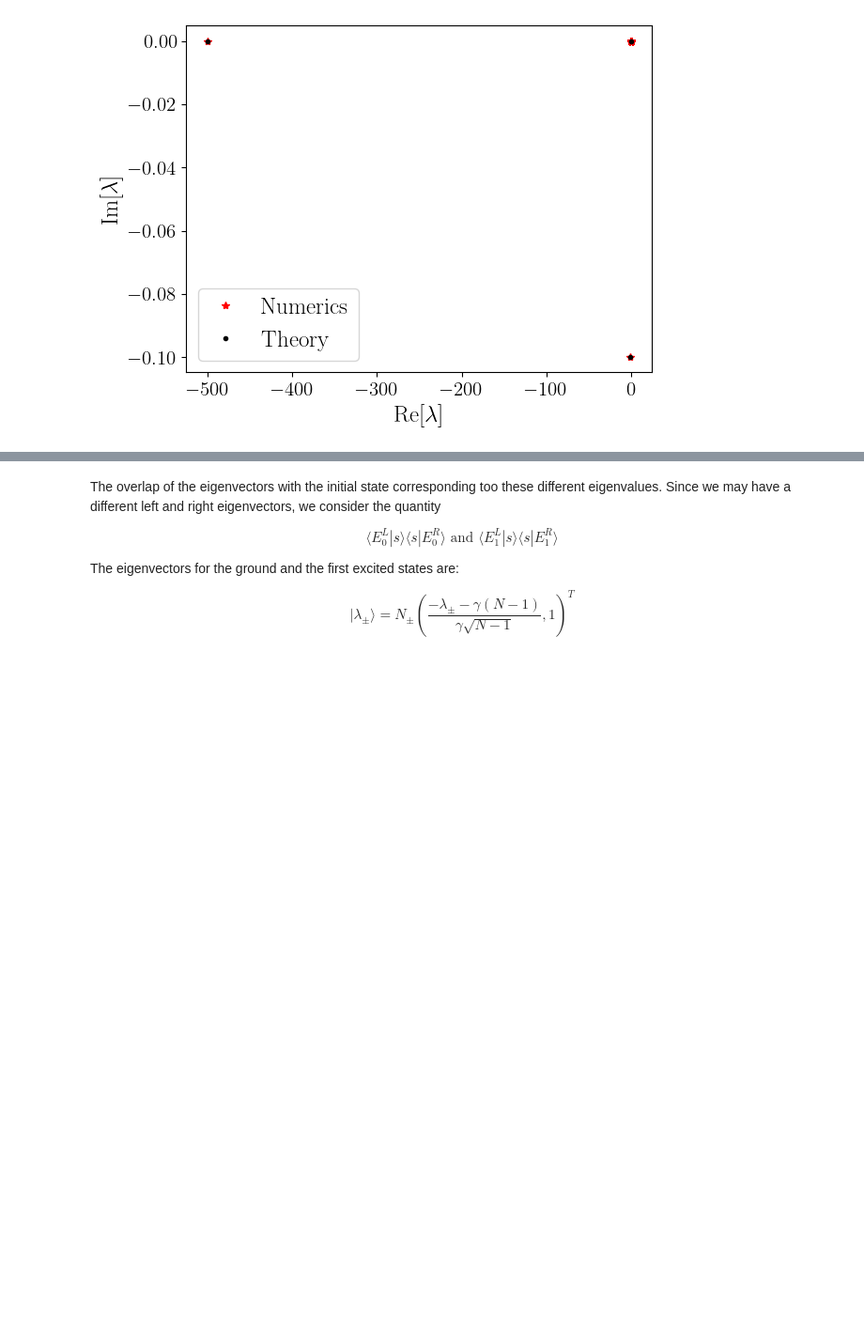
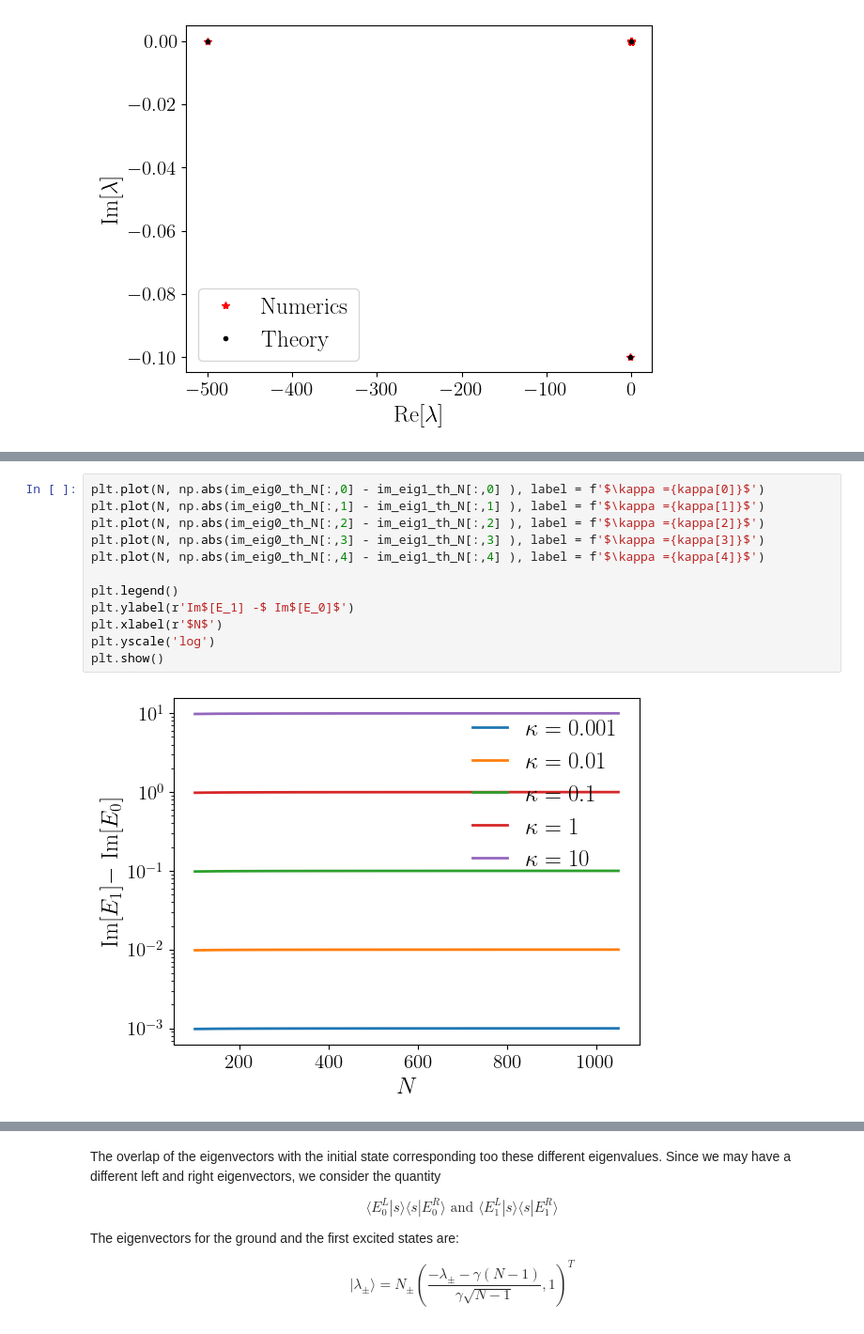
Before and after one commit to sayanr5834/non-Hermitian_QS, a Jupyter notebook: NH_quantum_walker.ipynb, the cells around one changed output, grey strips where cells are left out. Shown: that part at 94% size. Saved outputs shown, nothing was run; the diff lists cells and outputs as text; blank space fills up the shorter version.

```diff
--- a/NH_quantum_walker.ipynb
+++ b/NH_quantum_walker.ipynb
@@ -86,0 +189,14 @@ plt.show()
+# %%
+plt.plot(N, np.abs(im_eig0_th_N[:,0] - im_eig1_th_N[:,0] ), label = f'$\kappa ={kappa[0]}$')
+plt.plot(N, np.abs(im_eig0_th_N[:,1] - im_eig1_th_N[:,1] ), label = f'$\kappa ={kappa[1]}$')
+plt.plot(N, np.abs(im_eig0_th_N[:,2] - im_eig1_th_N[:,2] ), label = f'$\kappa ={kappa[2]}$')
+plt.plot(N, np.abs(im_eig0_th_N[:,3] - im_eig1_th_N[:,3] ), label = f'$\kappa ={kappa[3]}$')
+plt.plot(N, np.abs(im_eig0_th_N[:,4] - im_eig1_th_N[:,4] ), label = f'$\kappa ={kappa[4]}$')
+
+plt.legend()
+plt.ylabel(r'Im$[E_1] -$ Im$[E_0]$')
+plt.xlabel(r'$N$')
+plt.yscale('log')
+plt.show()
+# %% [output]
+[figure, added]
```
Also changed, not shown: parts of 10 cells of this notebook.
